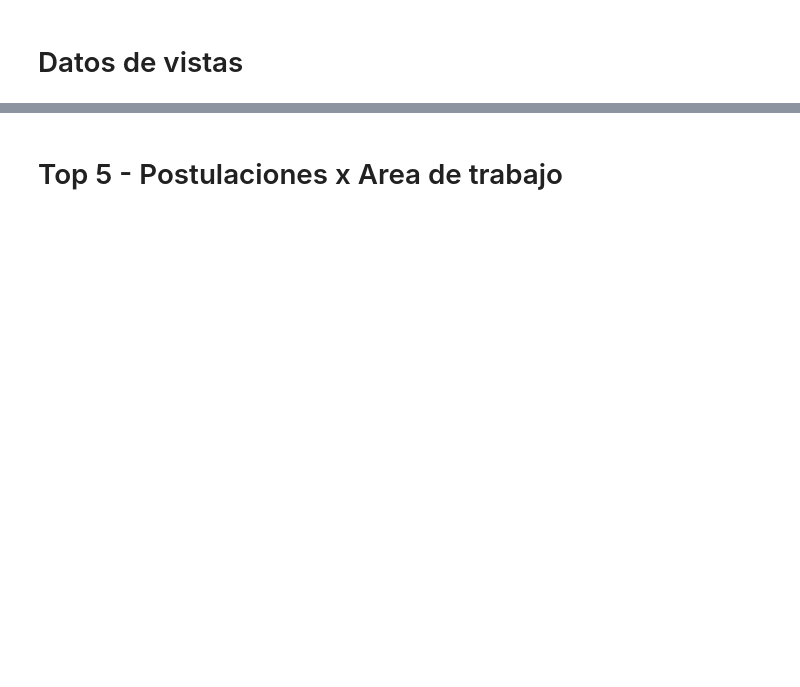
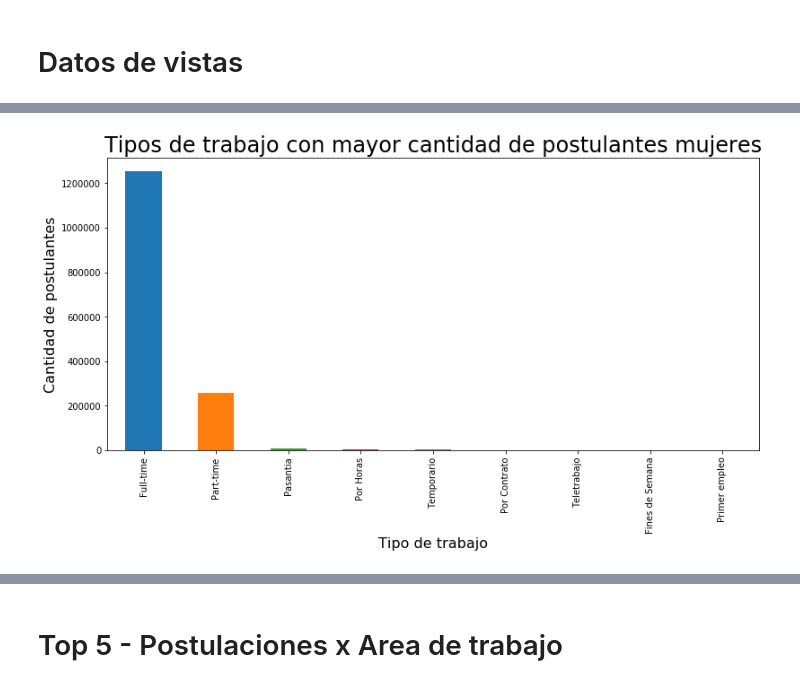
Before and after one commit to BrigliaAn/TP1-AnalisisExploratorio-ZonaJobs, a Jupyter notebook: Tp1-completo.ipynb, the cells around one changed output, grey strips where cells are left out. Drawn from its saved outputs; the diff is of its cells as text; code cells hidden in the pictures; blank space fills up the shorter version.

Commit message:
agrego graficos de postulantes por genero

```diff
--- a/Tp1-completo.ipynb
+++ b/Tp1-completo.ipynb
@@ -1145,0 +619,15 @@ ax.set_ylabel('Cantidad de postulantes', fontsize= 16);
+# %%
+postulantes_genero_avisos = pd.merge(merge2,p_genero,on="idpostulante",how="left")
+# %%
+fig = plt.figure()
+
+filtered=postulantes_genero_avisos.loc[(postulantes_genero_avisos.sexo=='FEM')]
+
+ax = filtered['tipo_de_trabajo'].value_counts().plot(kind='bar',figsize=(13,6));
+
+plt.title('Tipos de trabajo con mayor cantidad de postulantes mujeres', fontsize=24)
+
+ax.set_xlabel('Tipo de trabajo', fontsize= 16)
+ax.set_ylabel('Cantidad de postulantes', fontsize= 16);
+# %% [output]
+[figure, added]
```
Also changed, not shown: parts of 99 cells of this notebook.
